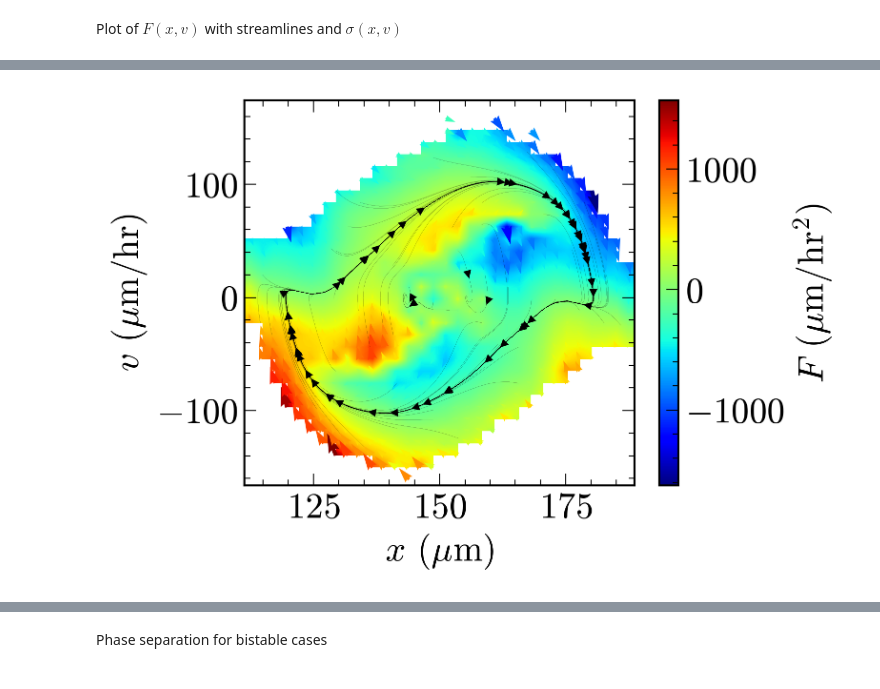
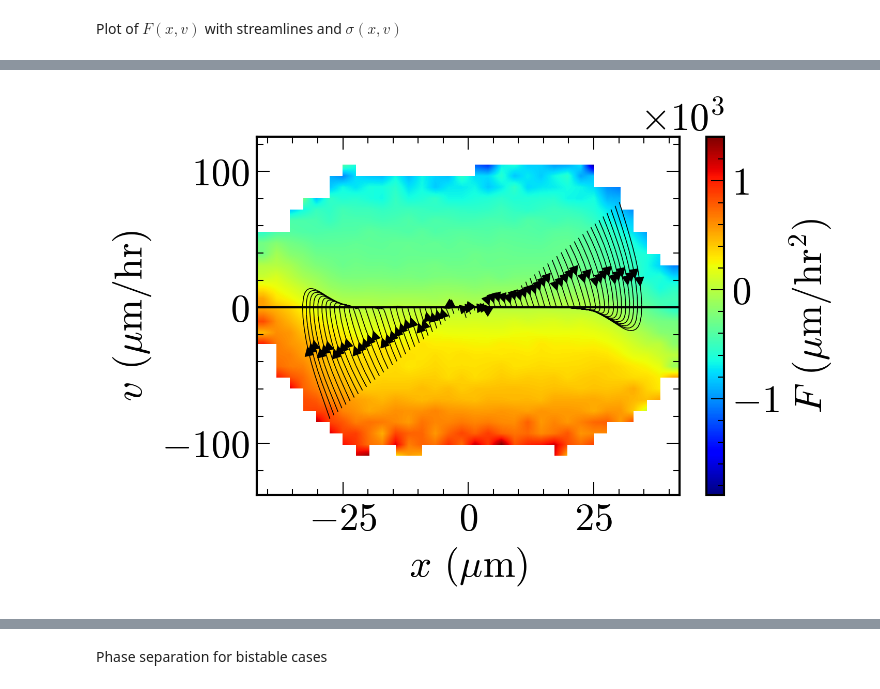
Before and after one commit to pedromzadeh/hopper, a Jupyter notebook: processing/ray_tracing.ipynb, the cells around one changed output, grey strips where cells are left out. Drawn from its saved outputs; the diff is of its cells as text; code cells hidden in the pictures.

```diff
--- a/processing/ray_tracing.ipynb
+++ b/processing/ray_tracing.ipynb
@@ -4,7 +4,7 @@ import matplotlib.pyplot as plt
 import os
 
 root = "defaults"
-gid = 112
+gid = 149
 default_LC_gid = 10
 # %% [markdown]
 Read the raw sim data for a grid ID
@@ -89,5 +74,5 @@ Apply a time filter (min) to raw data and compute $x, v, a$
 # %%
-grid_df_samples = apply_time_filter(grid_df, dt=4, base_rate=2)
+grid_df_samples = apply_time_filter(grid_df, dt=3, base_rate=3)
 
 nbins = 32
 xva_df = get_xva_df(
@@ -102,39 +112,57 @@ bounds, F, sigma = compute_F_sigma(xva_df, nbins=nbins, min_pts=2)
 
 xmin, xmax = bounds["x"]
 vmin, vmax = bounds["v"]
+x_c = (xmax + xmin) / 2
+xmin, xmax = np.array([xmin, xmax]) - x_c  # center along x
 bounds_tup = (xmin, xmax, vmin, vmax, nbins)
 
 plot_title = make_title(xva_df)
 title = {"label": plot_title, "fontsize": 20}
 
-# init_pts = linear_lattice(xmin, xmax, vmin, vmax, n_pts=100, s=1)
 # init_pts[:, 1] += 20
-fig, ax = plt.subplots(1, 2, figsize=(11, 3.5), dpi=300)
+fig, ax = plt.subplots(1, 2, figsize=(11, 3), dpi=300)
 
 X, Y, init_pts = full_lattice(F, xmin, xmax, vmin, vmax, nbins)
-
+init_pts = linear_lattice(xmin, xmax, vmin, vmax, n_pts=100, s=1)
 
 ax[0].set_title(**title)
+ax[0].axhline(y=0, lw=1, color="black", zorder=2)
+
 F_streamplot(
     F,
     bounds_tup,
-    stream_init_pts=init_pts[::10],
+    stream_init_pts=init_pts,
     imshow_kwargs={"interpolation": "bilinear", "origin": "lower", "cmap": "jet"},
     streamplot_kwargs={
         "integration_direction": "forward",
         "color": "black",
         "broken_streamlines": False,
         "density": 1,
-        "linewidth": 0.05,
+        "linewidth": 0.4,
     },
     do_try=True,
+    vector_field=False,
     ax=ax[0],
 )
+
+if gid == 26:
+    import pickle
+
+    data = pickle.load(open(f"maps/map_{gid}.pkl", "rb"))
+    end_pts = data["end_pts"]
+    ax[0].scatter(
+        end_pts[:, 0] - x_c,
+        end_pts[:, 1],
+        s=50,
+        color="red",
+        marker="x",
+        zorder=10,
+    )
 
 ax[1].remove()
 ax[0].set_title("")
 
 plt.subplots_adjust(wspace=0.5)
 plt.show()
 # %% [output]
-[figure, old version]
+[figure, new version]
```
Also changed, not shown: parts of 12 cells of this notebook, 18 other files.
